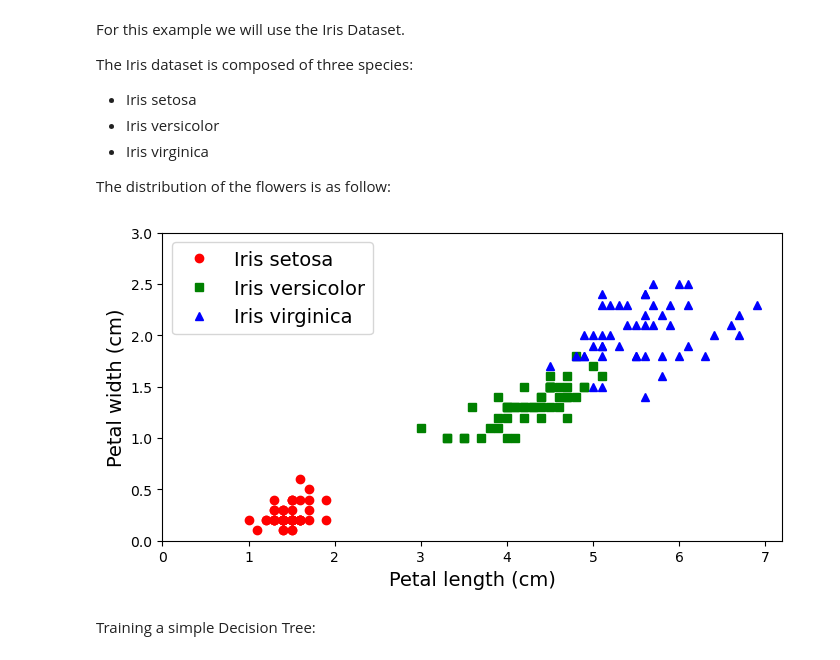
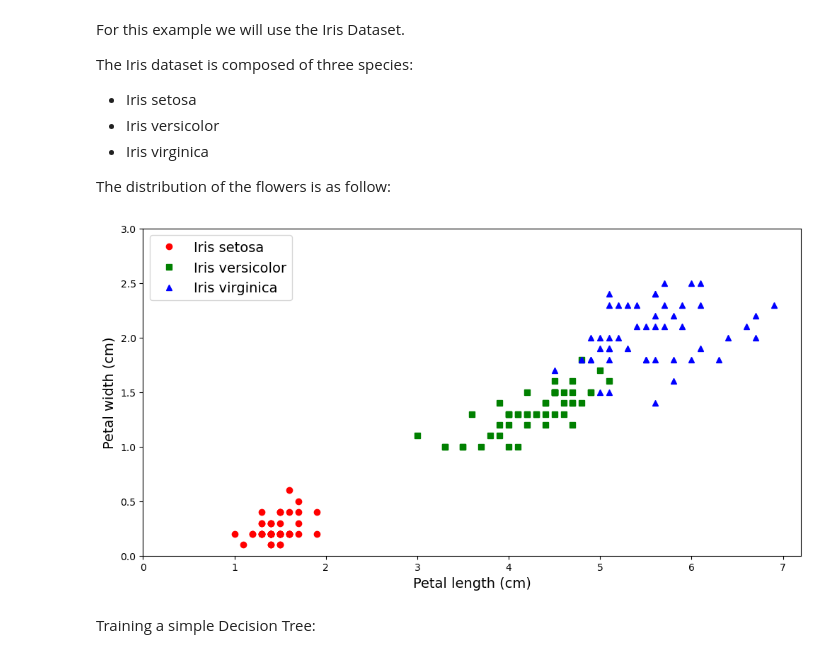
Before and after one commit to edmar-bevilaqua/data_science, a Jupyter notebook: Fundamentals/decision_trees.ipynb, the cells around one changed output. Drawn from its saved outputs; the diff is of its cells as text; code cells hidden in the pictures.

```diff
--- a/Fundamentals/decision_trees.ipynb
+++ b/Fundamentals/decision_trees.ipynb
@@ -25,27 +25,27 @@ The distribution of the flowers is as follow:
 # %%
 import numpy as np
 from sklearn.datasets import load_iris
 from matplotlib.colors import ListedColormap
 
 iris = load_iris(as_frame=True)
 X_iris = iris.data[["petal length (cm)", "petal width (cm)"]].values
 y_iris = iris.target
 
 custom_cmap = ListedColormap(['#fafab0', '#9898ff', '#a0faa0'])
-plt.figure(figsize=(8, 4))
+plt.figure(figsize=(12, 6))
 
 for idx, (name, style) in enumerate(zip(iris.target_names, ("ro", "gs", "b^"))):
     plt.plot(X_iris[:, 0][y_iris == idx], X_iris[:, 1][y_iris == idx],
              style, label=f"Iris {name}")
 
 plt.xlabel("Petal length (cm)")
 plt.ylabel("Petal width (cm)")
 plt.axis([0, 7.2, 0, 3])
 plt.legend()
 
 plt.show()
 # %% [output]
-[figure, old version]
+[figure, new version]
 # %% [markdown]
 Training a simple Decision Tree:
 # %%
```
Also changed, not shown: parts of 2 cells of this notebook, 4 other files.
